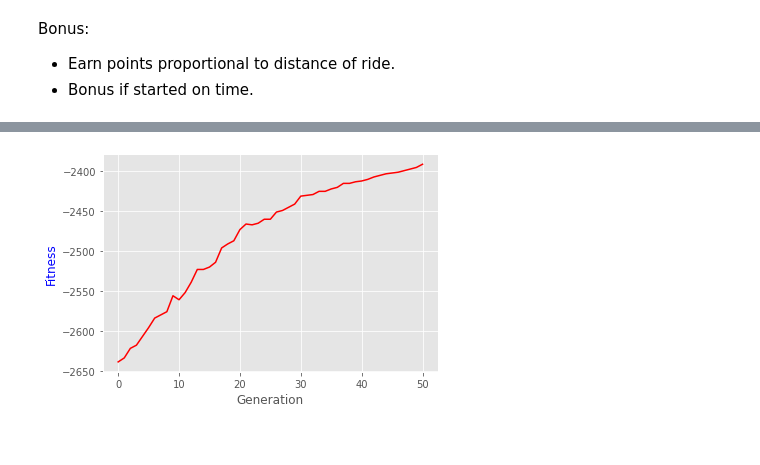
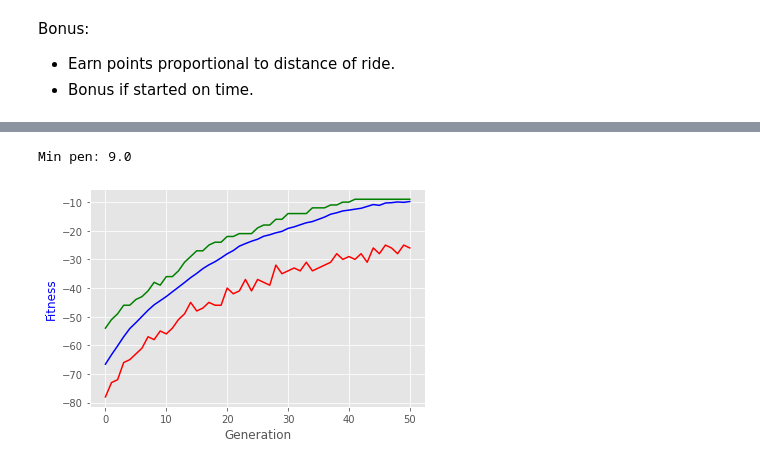
Before and after one commit to irg1008/COMPU_Practica01_02, a Jupyter notebook: Hashcode18_Constraints/src/sol/SolHash.ipynb, the cells around one changed output, grey strips where cells are left out. Cells and saved outputs as stored; diff of their text form; code cells hidden in the pictures.

```diff
--- a/Hashcode18_Constraints/src/sol/SolHash.ipynb
+++ b/Hashcode18_Constraints/src/sol/SolHash.ipynb
@@ -254,19 +254,27 @@ Mejor solución es [7, 39, 16, 49, 17, 40, 59, 11, 21] con fitness (9350904,)
 # %%
 def plot_pen_fitness(lb):
-  gen = lb.select("gen")
-  maxs = lb.select("max")
+    gen = lb.select("gen")
+    avgs = lb.select("avg")
+    maxs = lb.select("max")
+    mins = lb.select("min")
 
-  fig, ax = plt.subplots()
+    print(f"Min pen: {abs(max(maxs))}")
 
-  line = ax.plot(gen, maxs, "r-", label="Average Fitness")
-  ax.set_xlabel("Generation")
-  ax.set_ylabel("Fitness", color="b")
+    _, ax = plt.subplots()
 
-  plt.show()
+    ax.plot(gen, avgs, "g-", label="Average Fitness")
+    ax.plot(gen, maxs, "r-", label="Average Fitness")
+    ax.plot(gen, mins, "b-", label="Average Fitness")
+    ax.set_xlabel("Generation")
+    ax.set_ylabel("Fitness", color="b")
+
+    plt.show()
+
 
 plot_pen_fitness(logbook)
 # %% [output]
+Min pen: 9.0
-[figure, old version]
+[figure, new version]
 # %%
 outDirPath = "../../Output/"
 outFilePath = outDirPath + file_name.strip(".in") + ".out"
```
Also changed, not shown: parts of 2 cells of this notebook, 8 other files.
